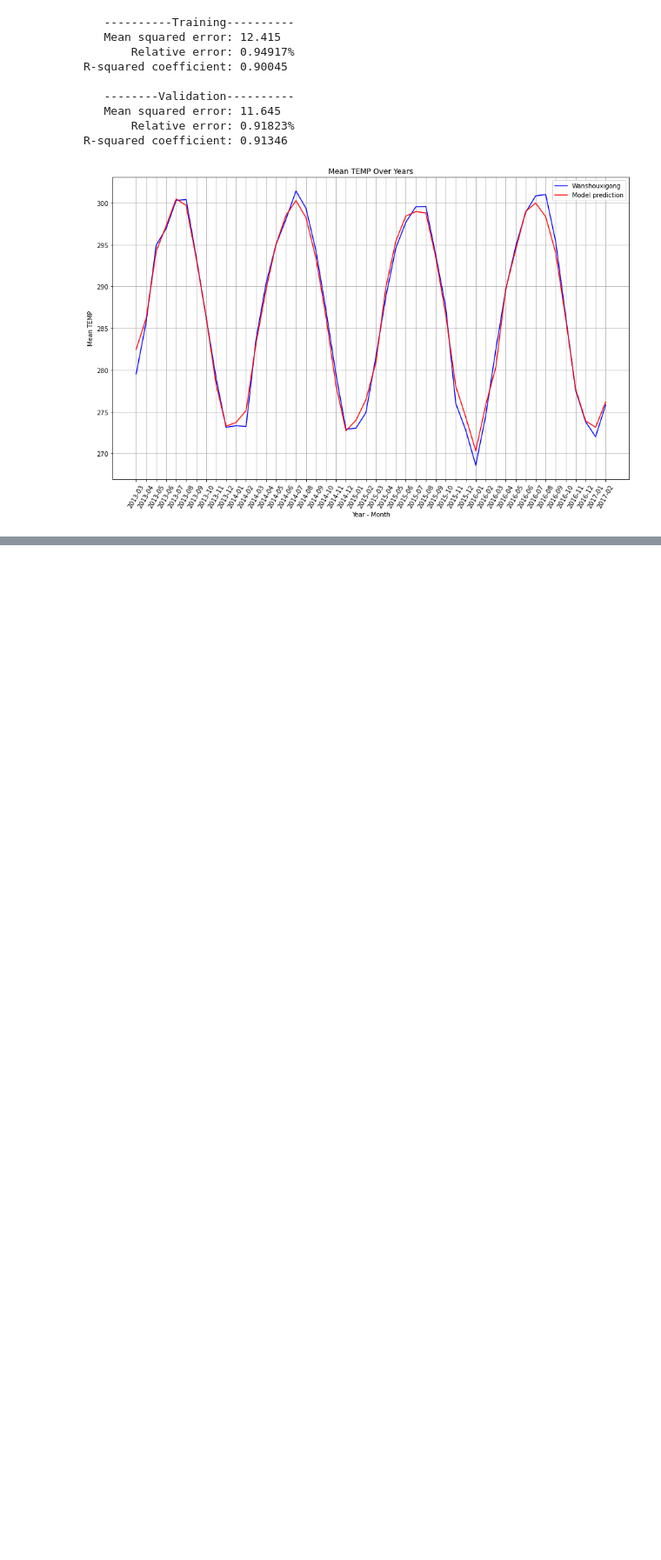
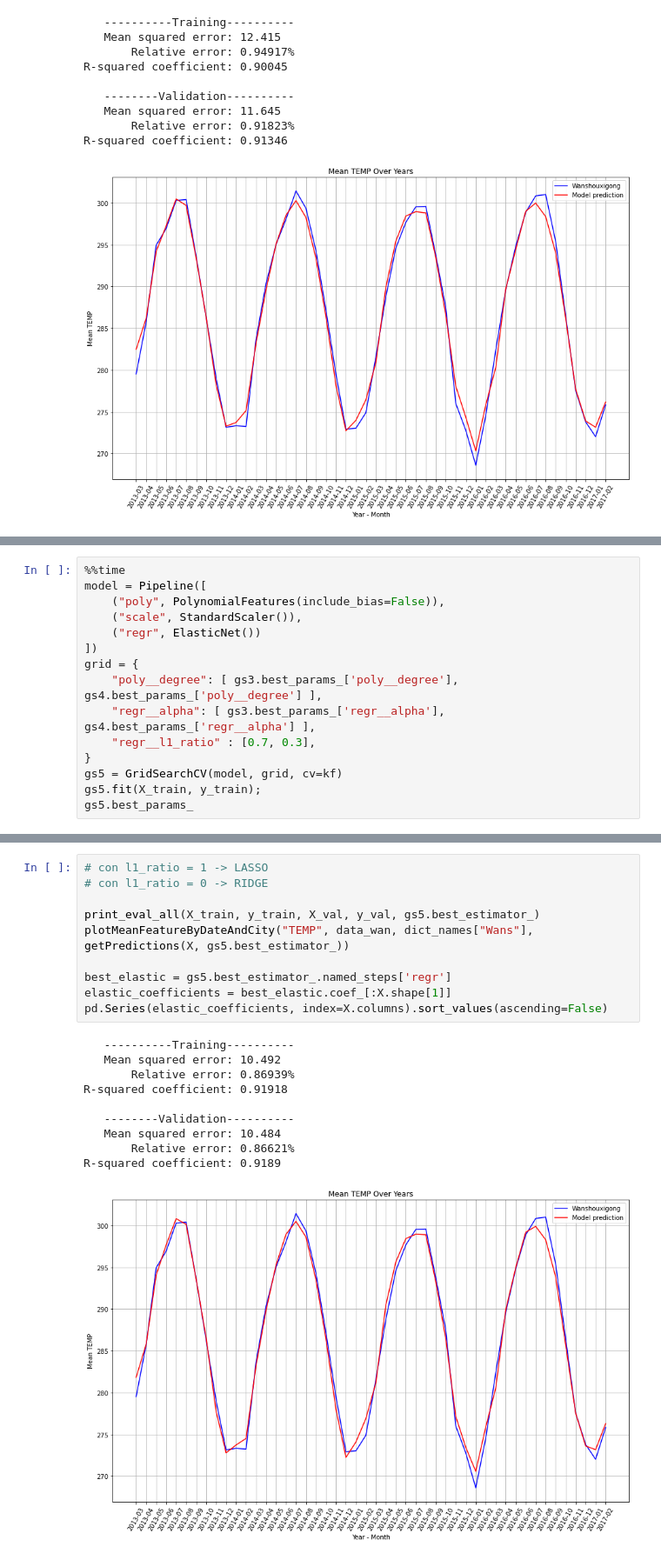
Before and after one commit to jackprb/beijing-air-quality, a Jupyter notebook: air-quality.ipynb, the cells around one changed output, grey strips where cells are left out. Shown at 87% size. Drawn from its saved outputs; the diff is of its cells as text; blank space fills up the shorter version.

```diff
--- a/air-quality.ipynb
+++ b/air-quality.ipynb
@@ -717,0 +815,15 @@ R-squared coefficient: 0.91237
+# %%
+%%time
+model = Pipeline([
+    ("poly", PolynomialFeatures(include_bias=False)),
+    ("scale", StandardScaler()),
+    ("regr", ElasticNet())
+])
+grid = {
+    "poly__degree": [ gs3.best_params_['poly__degree'], gs4.best_params_['poly__degree'] ],
+    "regr__alpha": [ gs3.best_params_['regr__alpha'], gs4.best_params_['regr__alpha'] ],
+    "regr__l1_ratio" : [0.7, 0.3],
+}
+gs5 = GridSearchCV(model, grid, cv=kf)
+gs5.fit(X_train, y_train);
+gs5.best_params_
@@ -717,0 +834,21 @@ R-squared coefficient: 0.91237
+# %%
+# con l1_ratio = 1 -> LASSO
+# con l1_ratio = 0 -> RIDGE
+
+print_eval_all(X_train, y_train, X_val, y_val, gs5.best_estimator_)
+plotMeanFeatureByDateAndCity("TEMP", data_wan, dict_names["Wans"], getPredictions(X, gs5.best_estimator_))
+
+best_elastic = gs5.best_estimator_.named_steps['regr']
+elastic_coefficients = best_elastic.coef_[:X.shape[1]]
+pd.Series(elastic_coefficients, index=X.columns).sort_values(ascending=False)
+# %% [output]
+   ----------Training----------
+   Mean squared error: 10.492
+       Relative error: 0.86939%
+R-squared coefficient: 0.91918
+
+   --------Validation----------
+   Mean squared error: 10.484
+       Relative error: 0.86621%
+R-squared coefficient: 0.9189
+[figure, added]
```
Also changed, not shown: parts of 32 cells of this notebook.
